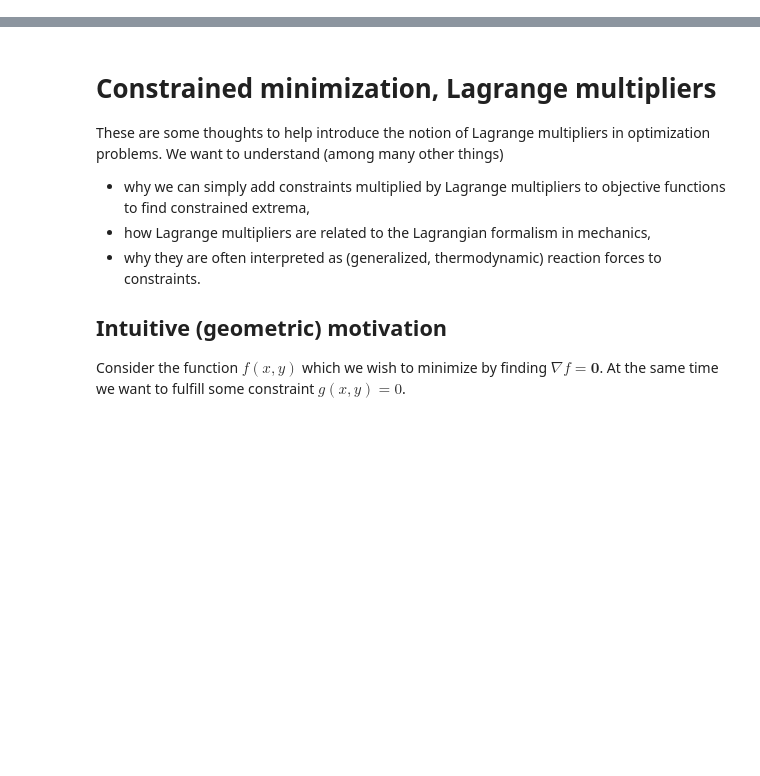
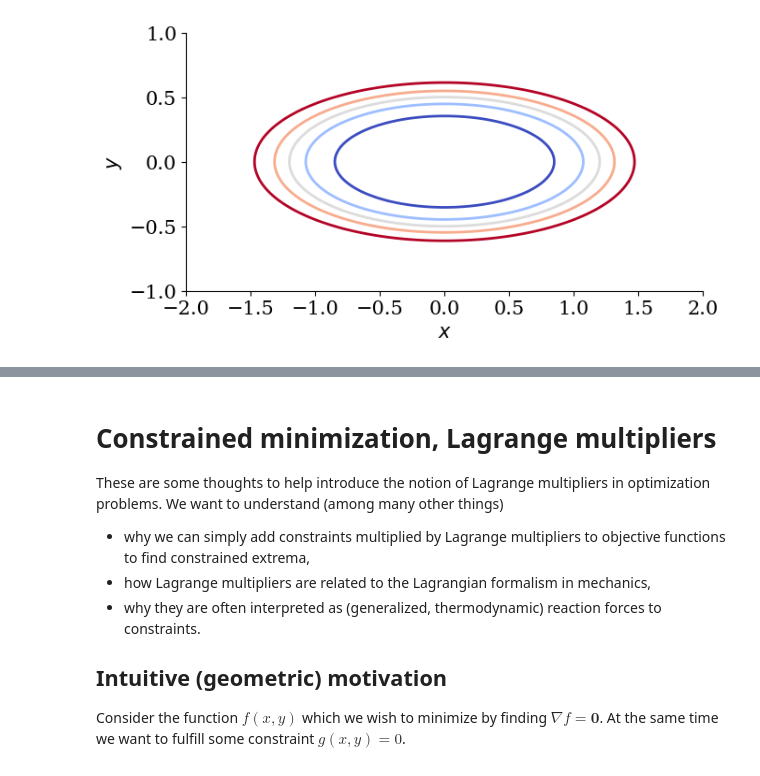
Before and after one commit to nagelt/Numerical_Methods_Introduction, a Jupyter notebook: constrained_minimum.ipynb, the cells around one changed output, grey strips where cells are left out. Cells and saved outputs as stored; diff of their text form; code cells hidden in the pictures; blank space fills up the shorter version.

```diff
--- a/constrained_minimum.ipynb
+++ b/constrained_minimum.ipynb
@@ -14,0 +38,19 @@ https://tu-freiberg.de/en/soilmechanics
+# %%
+#HIDDEN
+p = lambda x,y: -1 + (x/1.2)**2 + (y/0.5)**2
+
+fig, ax = plt.subplots(figsize=(7,7))
+#ax = fig.gca(projection='3d')
+A = np.linspace(-2, 2, 1000) # resolution of the contour
+X,Y = np.meshgrid(A,A)
+cset = ax.contour(X, Y, p(X,Y), levels = [-0.5,-0.2,0,0.2,0.5], cmap=cm.coolwarm)
+
+ax.set_xlabel('$x$')
+ax.set_xlim(-2, 2)
+ax.set_ylabel('$y$')
+ax.set_ylim(-1, 1)
+#ax.legend()
+ax.set_aspect('equal')
+fig.tight_layout()
+# %% [output]
+[figure, added]
```
Also changed, not shown: parts of 5 cells of this notebook.
